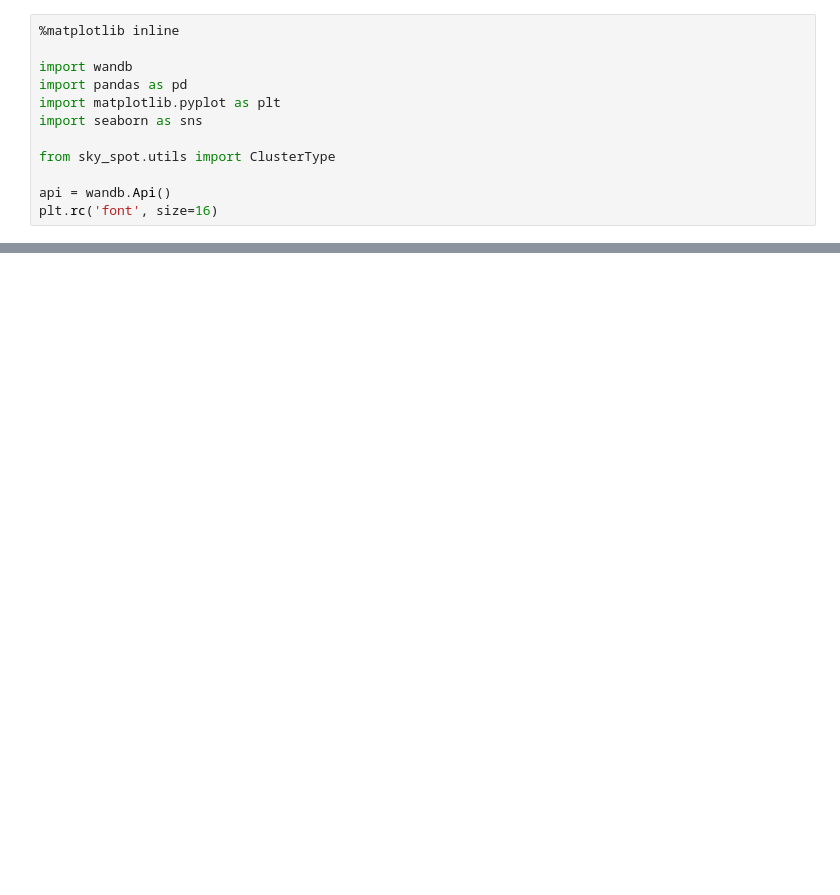
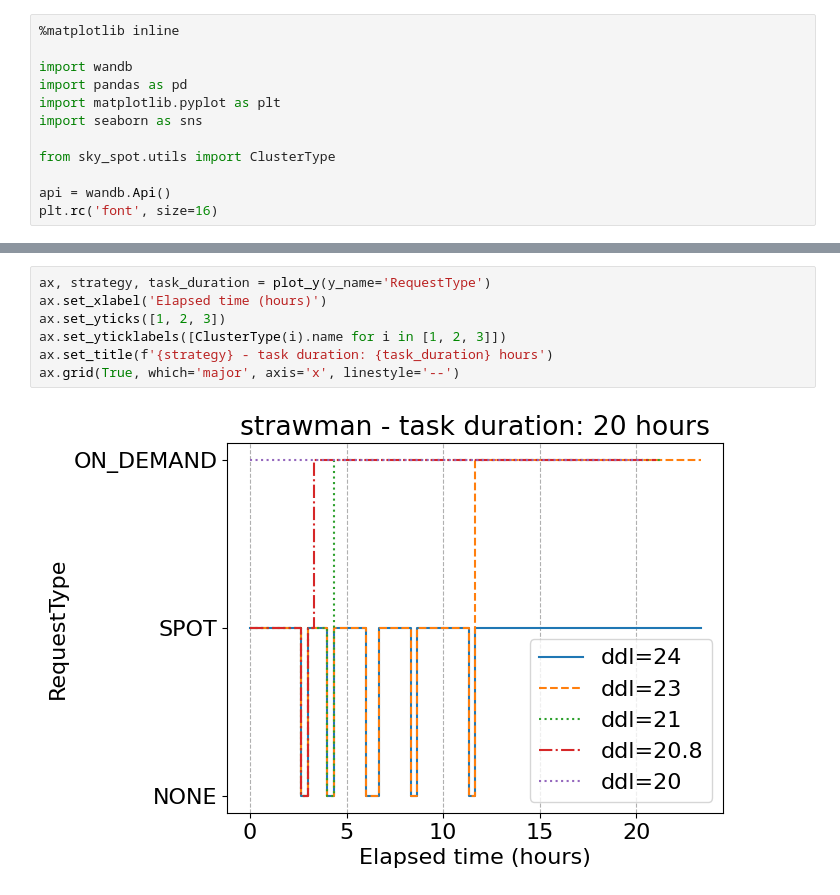
Before and after one commit to Michaelvll/skypilot-spot-strategy, a Jupyter notebook: scripts/plot.ipynb, the cells around one changed output, grey strips where cells are left out. Drawn from its saved outputs; the diff is of its cells as text; blank space fills up the shorter version.

```diff
--- a/scripts/plot.ipynb
+++ b/scripts/plot.ipynb
@@ -51,3 +75,12 @@ ax.grid(True, which='major', axis='x', linestyle='--')
+# %%
+ax, strategy, task_duration = plot_y(y_name='RequestType')
+ax.set_xlabel('Elapsed time (hours)')
+ax.set_yticks([1, 2, 3])
+ax.set_yticklabels([ClusterType(i).name for i in [1, 2, 3]])
+ax.set_title(f'{strategy} - task duration: {task_duration} hours')
+ax.grid(True, which='major', axis='x', linestyle='--')
+# %% [output]
+[figure, added]
 # %%
 ax, strategy, task_duration = plot_y(y_name='Cost', is_step_plot=False)
 ax.set_title(f'{strategy} - task duration: {task_duration} hours')
```
Also changed, not shown: parts of 8 cells of this notebook, 5 other files.
